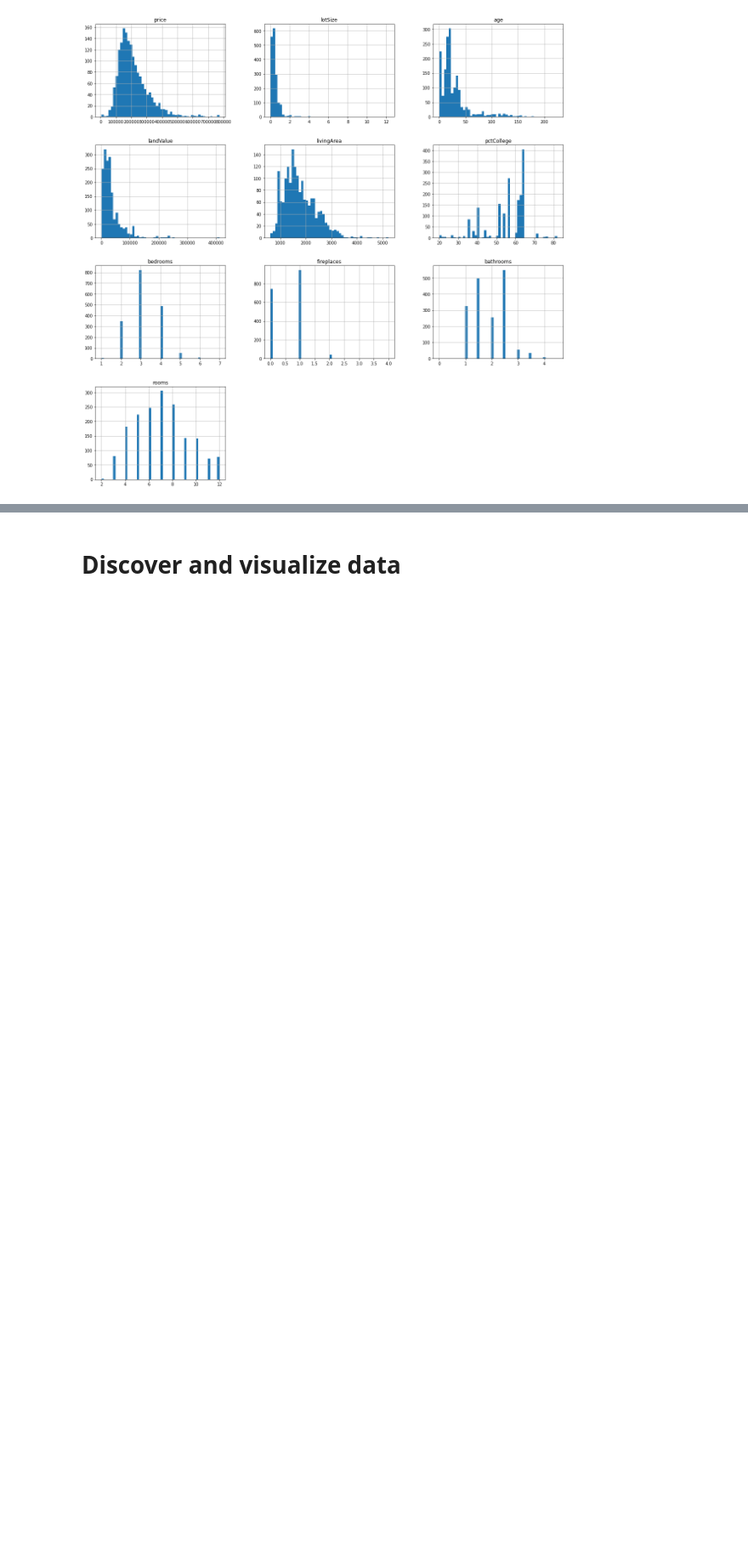
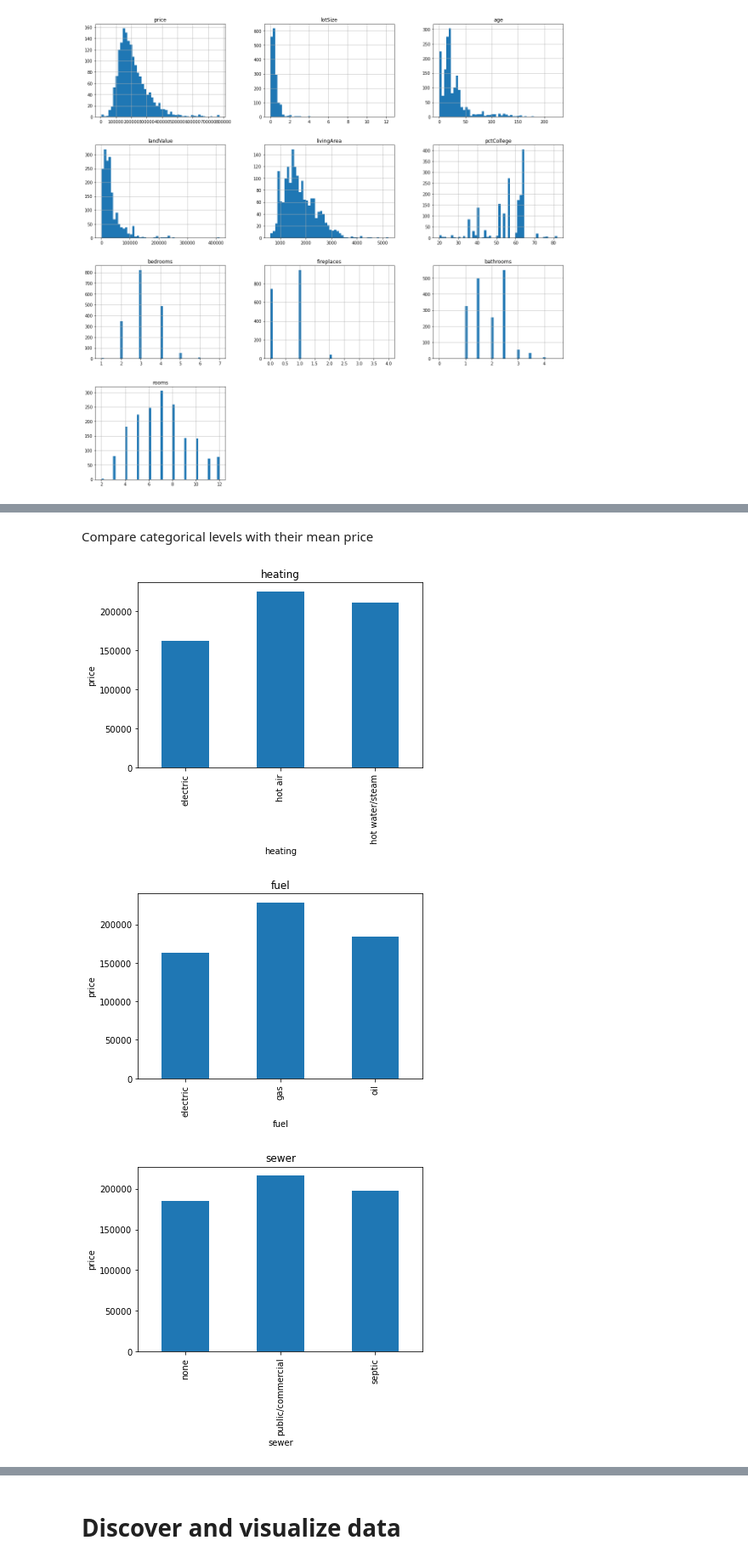
Before and after one commit to jaydenhooper/Predict-House-Prices, a Jupyter notebook: Assignment 1.ipynb, the cells around one changed output, grey strips where cells are left out. Shown: that part at 85% size. Cells and saved outputs as stored; diff of their text form; code cells hidden in the pictures; blank space fills up the shorter version.

```diff
--- a/Assignment 1.ipynb
+++ b/Assignment 1.ipynb
@@ -73,0 +124,14 @@ unique_values(houses, categorical)
+# %% [markdown]
+Compare categorical levels with their mean price
+# %%
+def compare_categorical(df, features, target):
+    for feature in features:
+        df.groupby(feature).mean()[target].plot(kind='bar')
+        plt.title(feature)
+        plt.ylabel(target)
+        plt.show()
+compare_categorical(houses, categorical, 'price')
+# %% [output]
+[figure, added]
+[figure, added]
+[figure, added]
```
Also changed, not shown: parts of 22 cells of this notebook.
